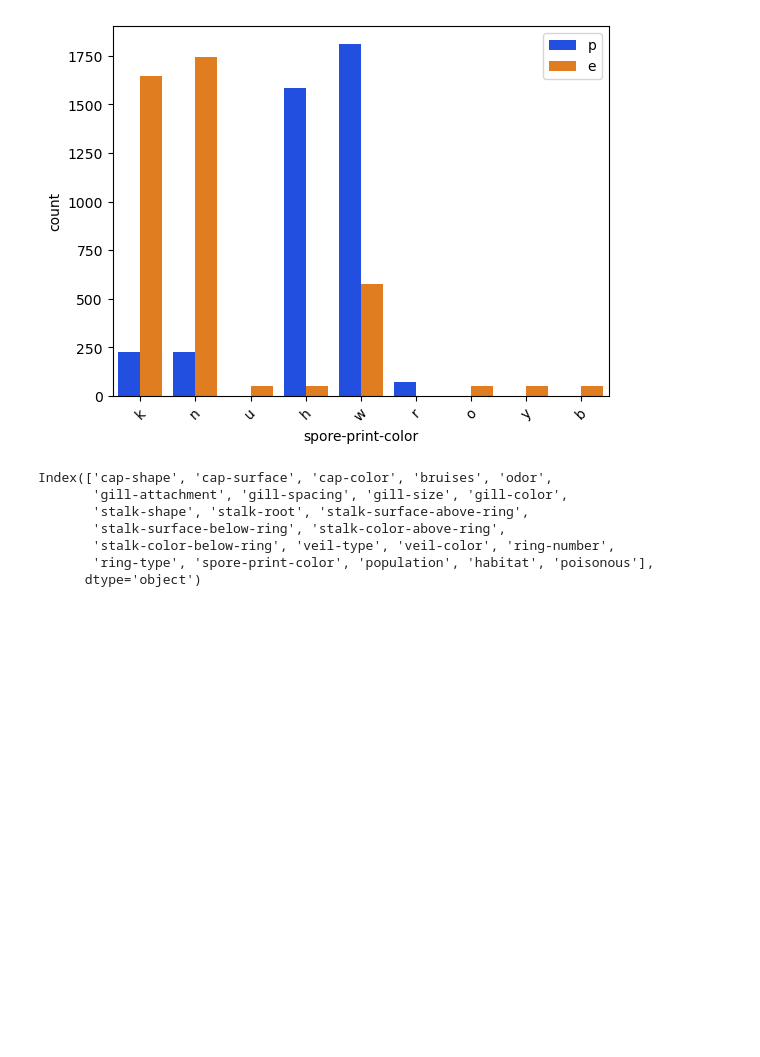
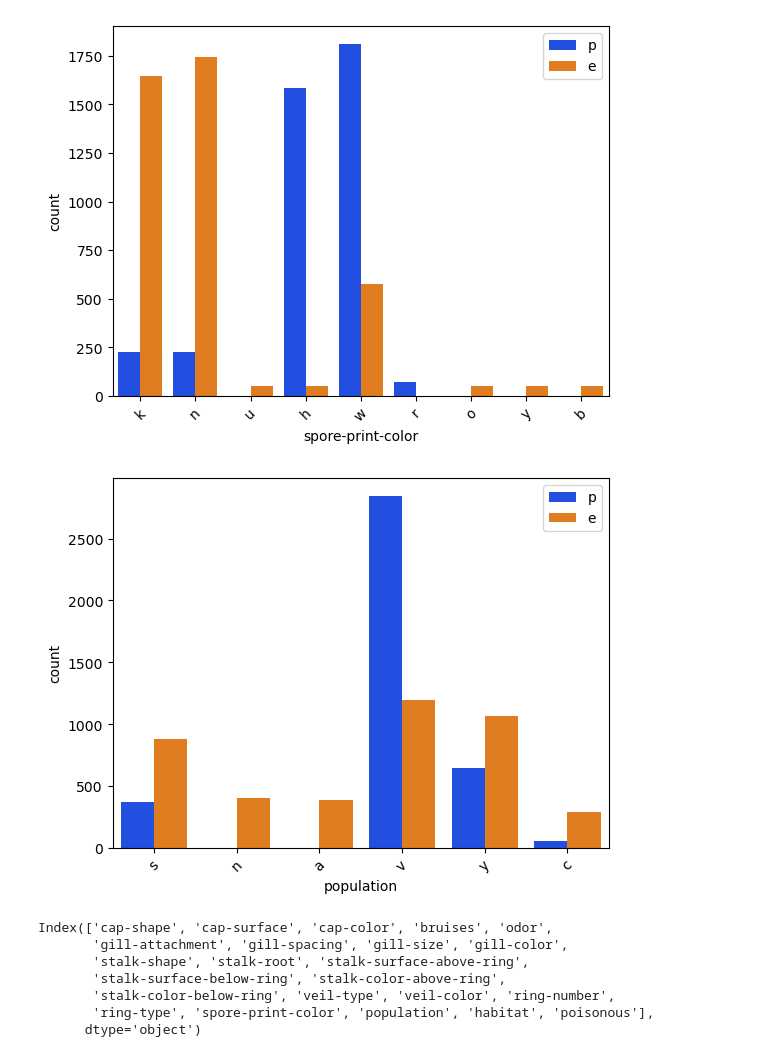
Before and after one commit to dev-ezzy/Big-Data, a Jupyter notebook: index.ipynb, the cells around one changed output. Drawn from its saved outputs; the diff is of its cells as text; code cells hidden in the pictures; blank space fills up the shorter version.

```diff
--- a/index.ipynb
+++ b/index.ipynb
@@ -544,6 +544,10 @@ multivariate_xcountplot("ring-type", concat)
 multivariate_xcountplot("spore-print-color", concat)
 # %% [output]
 [figure]
+# %%
+multivariate_xcountplot("population", concat)
+# %% [output]
+[figure, added]
 # %%
 concat.columns
 # %% [output]
```
